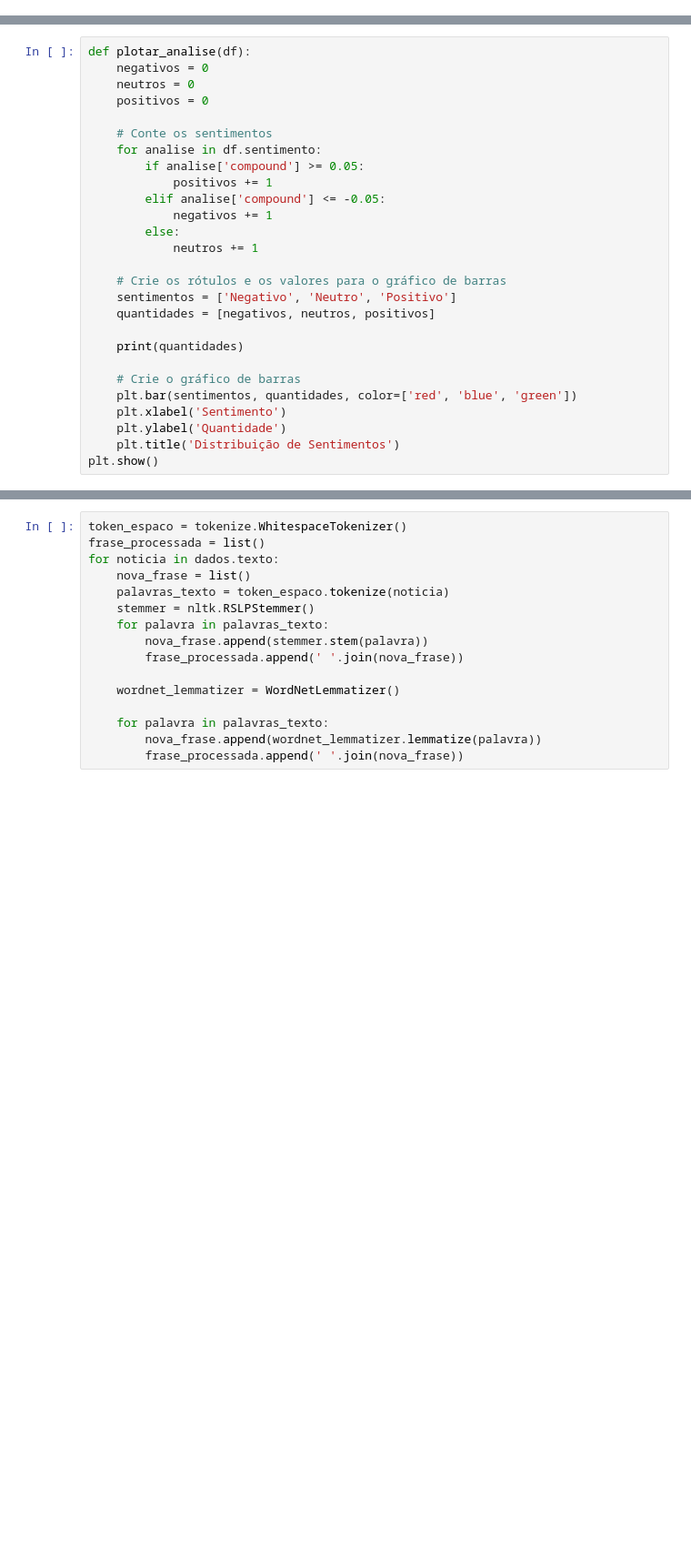
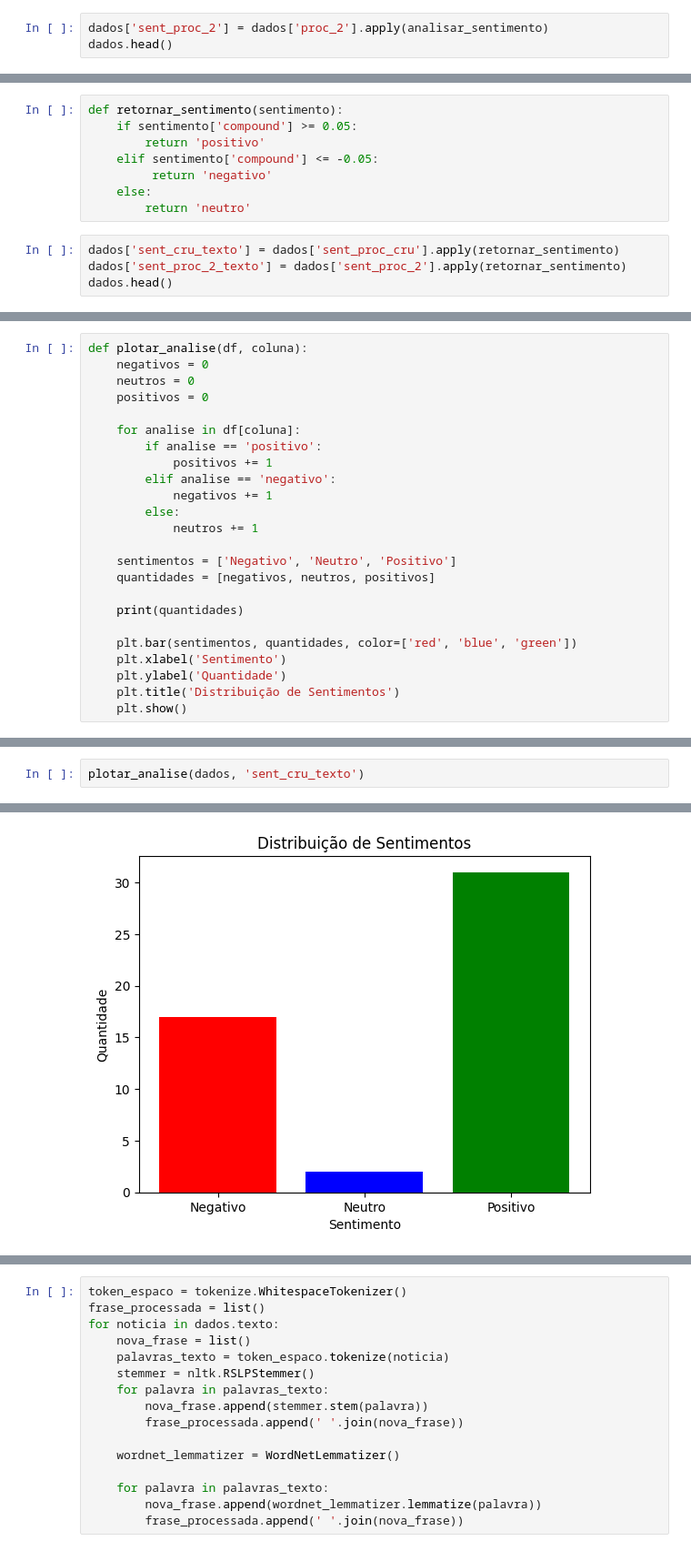
Before and after one commit to staubjoao/analise_sentimentos_financeiro, a Jupyter notebook: analise.ipynb, the cells around one changed output, grey strips where cells are left out. Shown: that part at 91% size. Saved outputs shown, nothing was run; the diff lists cells and outputs as text; blank space fills up the shorter version.

```diff
--- a/analise.ipynb
+++ b/analise.ipynb
@@ -64,0 +118,3 @@ dados2['texto'] = dados2['texto'].apply(tratamento_texto)
+# %%
+dados['sent_proc_2'] = dados['proc_2'].apply(analisar_sentimento)
+dados.head()
@@ -64,0 +128,12 @@ dados2['texto'] = dados2['texto'].apply(tratamento_texto)
+# %%
+def retornar_sentimento(sentimento):
+    if sentimento['compound'] >= 0.05:
+        return 'positivo'
+    elif sentimento['compound'] <= -0.05:
+         return 'negativo'
+    else:
+        return 'neutro'
+# %%
+dados['sent_cru_texto'] = dados['sent_proc_cru'].apply(retornar_sentimento)
+dados['sent_proc_2_texto'] = dados['sent_proc_2'].apply(retornar_sentimento)
+dados.head()
@@ -65,27 +147,24 @@ dados2['texto'] = dados2['texto'].apply(tratamento_texto)
 # %%
-def plotar_analise(df):
+def plotar_analise(df, coluna):
     negativos = 0
     neutros = 0
     positivos = 0
 
-    # Conte os sentimentos
-    for analise in df.sentimento:
-        if analise['compound'] >= 0.05:
+    for analise in df[coluna]:
+        if analise == 'positivo':
             positivos += 1
-        elif analise['compound'] <= -0.05:
+        elif analise == 'negativo':
             negativos += 1
         else:
             neutros += 1
 
-    # Crie os rótulos e os valores para o gráfico de barras
     sentimentos = ['Negativo', 'Neutro', 'Positivo']
     quantidades = [negativos, neutros, positivos]
 
     print(quantidades)
 
-    # Crie o gráfico de barras
     plt.bar(sentimentos, quantidades, color=['red', 'blue', 'green'])
     plt.xlabel('Sentimento')
     plt.ylabel('Quantidade')
     plt.title('Distribuição de Sentimentos')
-plt.show()
+    plt.show()
@@ -123,0 +171,3 @@ dados2.head()
+# %%
+plotar_analise(dados, 'sent_cru_texto')
+# %% [output]
@@ -123,0 +175 @@ dados2.head()
+[figure, added]
```
Also changed, not shown: parts of 20 cells of this notebook, 6 other files.
